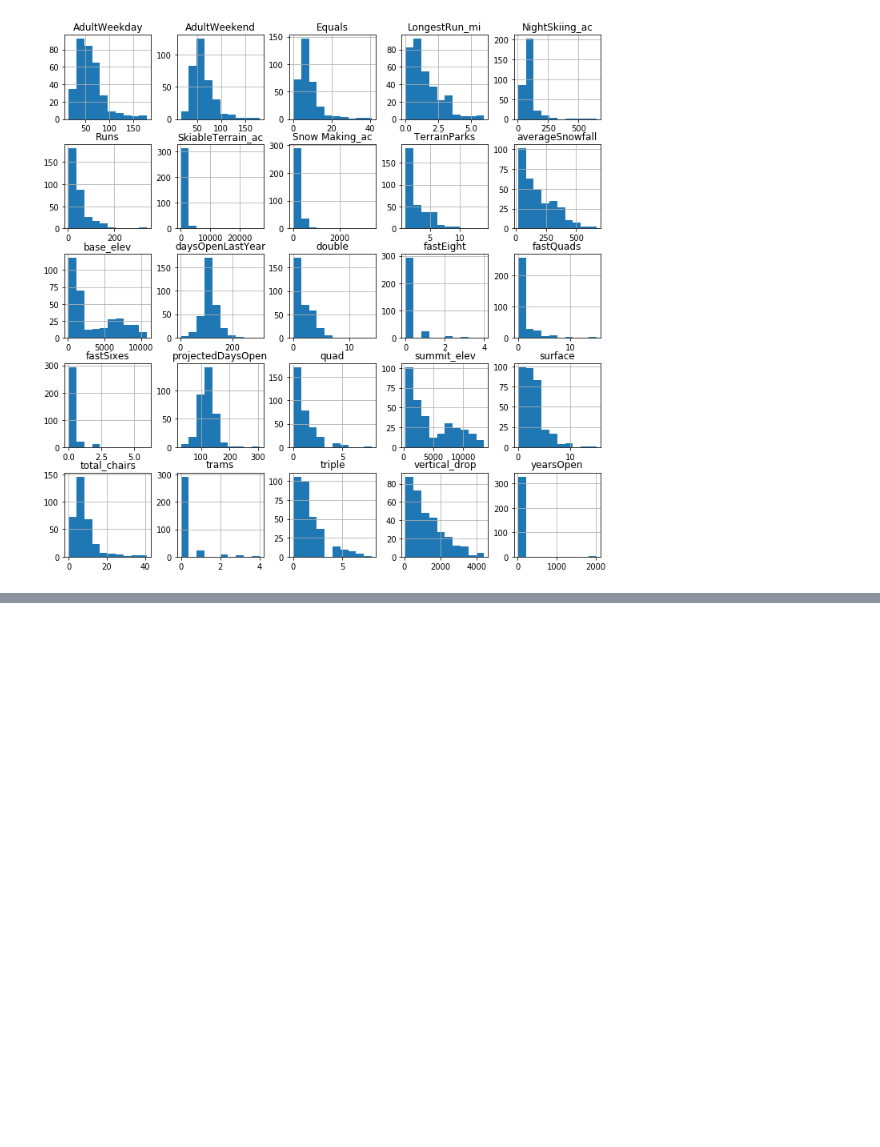
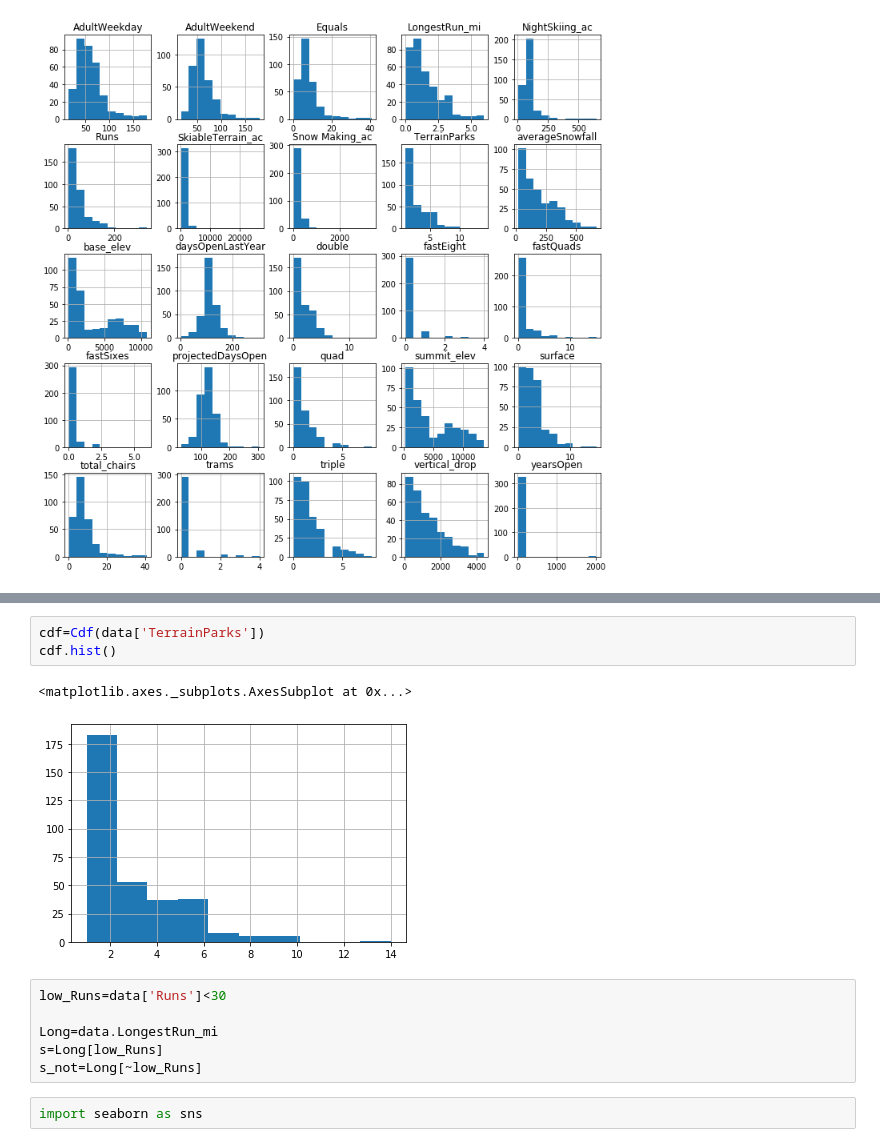
Before and after one commit to lokesh-1998/Guided_Capstone, a Jupyter notebook: Resort_report.ipynb, the cells around one changed output, grey strips where cells are left out. Drawn from its saved outputs; the diff is of its cells as text; blank space fills up the shorter version.

```diff
--- a/Resort_report.ipynb
+++ b/Resort_report.ipynb
@@ -388,0 +415,14 @@ array([[<matplotlib.axes._subplots.AxesSubplot object at 0x...>,
+# %%
+cdf=Cdf(data['TerrainParks'])
+cdf.hist()
+# %% [output]
+<matplotlib.axes._subplots.AxesSubplot at 0x...>
+[figure, added]
+# %%
+low_Runs=data['Runs']<30
+
+Long=data.LongestRun_mi
+s=Long[low_Runs]
+s_not=Long[~low_Runs]
+# %%
+import seaborn as sns
```
Also changed, not shown: parts of 24 cells of this notebook.
